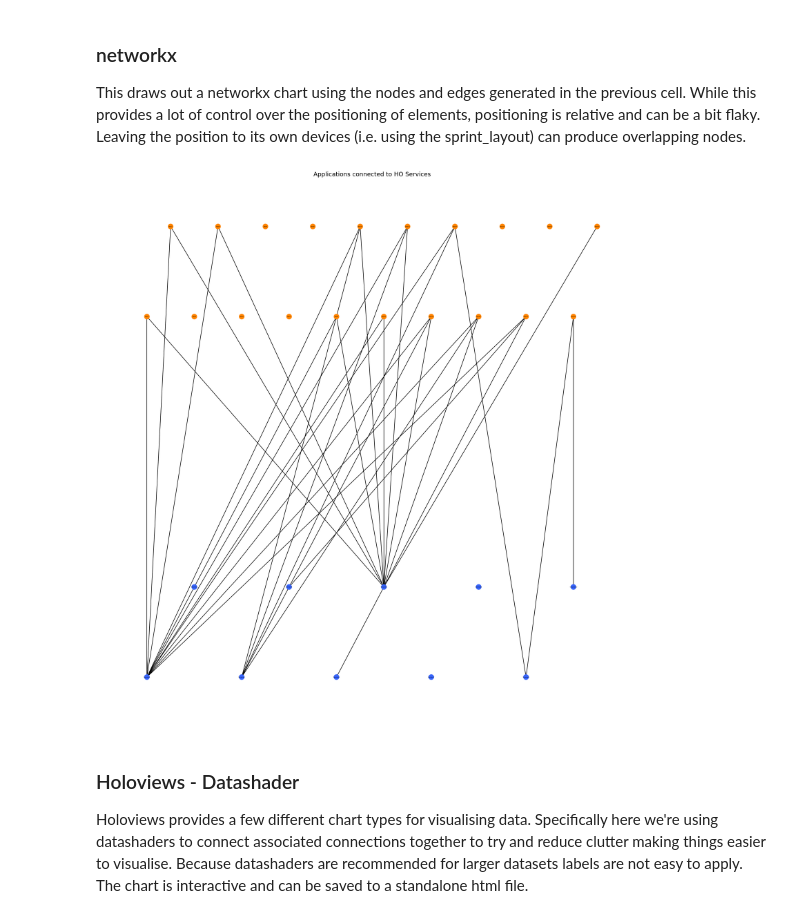
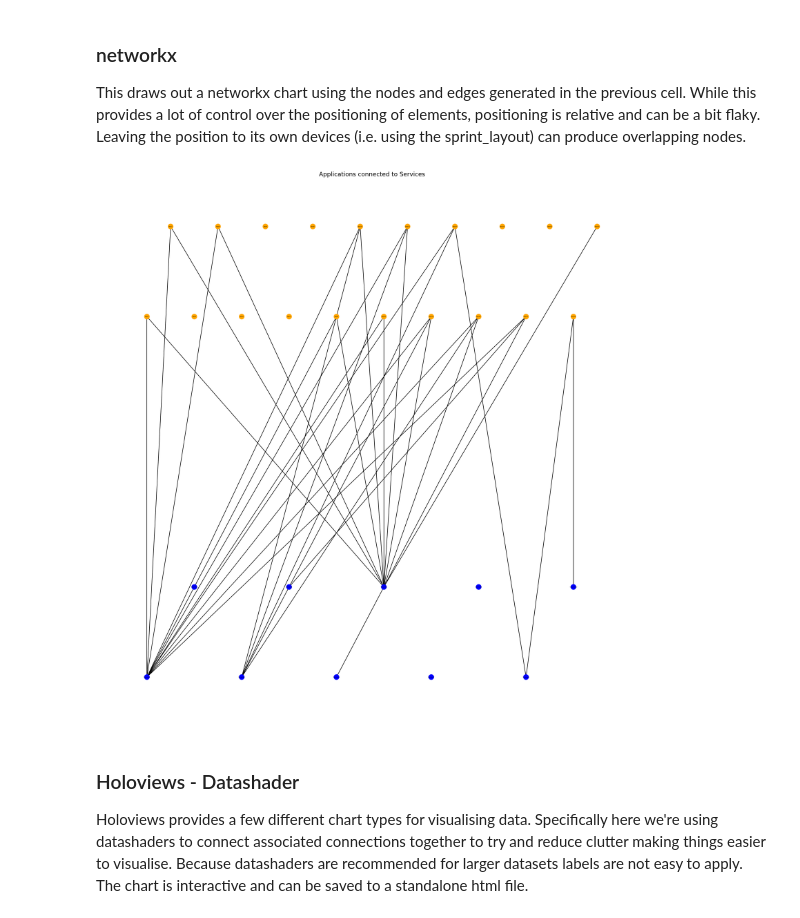
Before and after one commit to Scott-Lyons/notebook-examples, a Jupyter notebook: Service Usage.ipynb, the cells around one changed output. Cells and saved outputs as stored; diff of their text form; code cells hidden in the pictures.

Commit message:
Refreshed working graphs

```diff
--- a/Service Usage.ipynb
+++ b/Service Usage.ipynb
@@ -46,8 +46,8 @@ for key in data:
 
 G.add_nodes_from(applicationNodes);
 
-serviceNodeColour = "#3764fa"
-applicationNodeColour = "#ff8400"
+serviceNodeColour = "blue"
+applicationNodeColour = "orange"
 
 # Assign the colours used by networkx
 for node in serviceNodes:
@@ -80,33 +80,33 @@ This draws out a networkx chart using the nodes and edges generated in the previ
 # %%
 positions = {}
 x = 0
 everyOther = False
 for node in serviceNodes:
     everyOther = not everyOther
     positions[node] = (x, 0 if everyOther else 1)
     x += 2
 
 x = 0
 for node in applicationNodes:
     everyOther = not everyOther
     positions[node] = (x, 4 if everyOther else 5)
     x += 1
 
 #pos = nx.spring_layout(G, k=0.3*1/np.sqrt(len(G.nodes())), iterations=20)
 pos = positions
 #pos = nx.circular_layout(G)
 #pos = nx.planar_layout(G)
 
 plt.figure(figsize=(15, 15), dpi=150)
 nx.draw(G, pos, with_labels=True, node_size=100, node_color=colourMap, font_size=3, font_weight='regular', arrows=False)
-plt.title("Applications connected to HO Services")
+plt.title("Applications connected to Services")
 
 plt.show()
 #plt.savefig("./exports/graph.png", dpi=1000)
 #plt.savefig("./exports/graph.pdf")
 #plt.savefig("./exports/graph.svg")
 # %% [output]
-[figure, old version]
+[figure, new version]
 # %% [markdown]
 ### Holoviews - Datashader
 Holoviews provides a few different chart types for visualising data. Specifically here we're using datashaders to connect associated connections together to try and reduce clutter making things easier to visualise. Because datashaders are recommended for larger datasets labels are not easy to apply. The chart is interactive and can be saved to a standalone html file.
```
